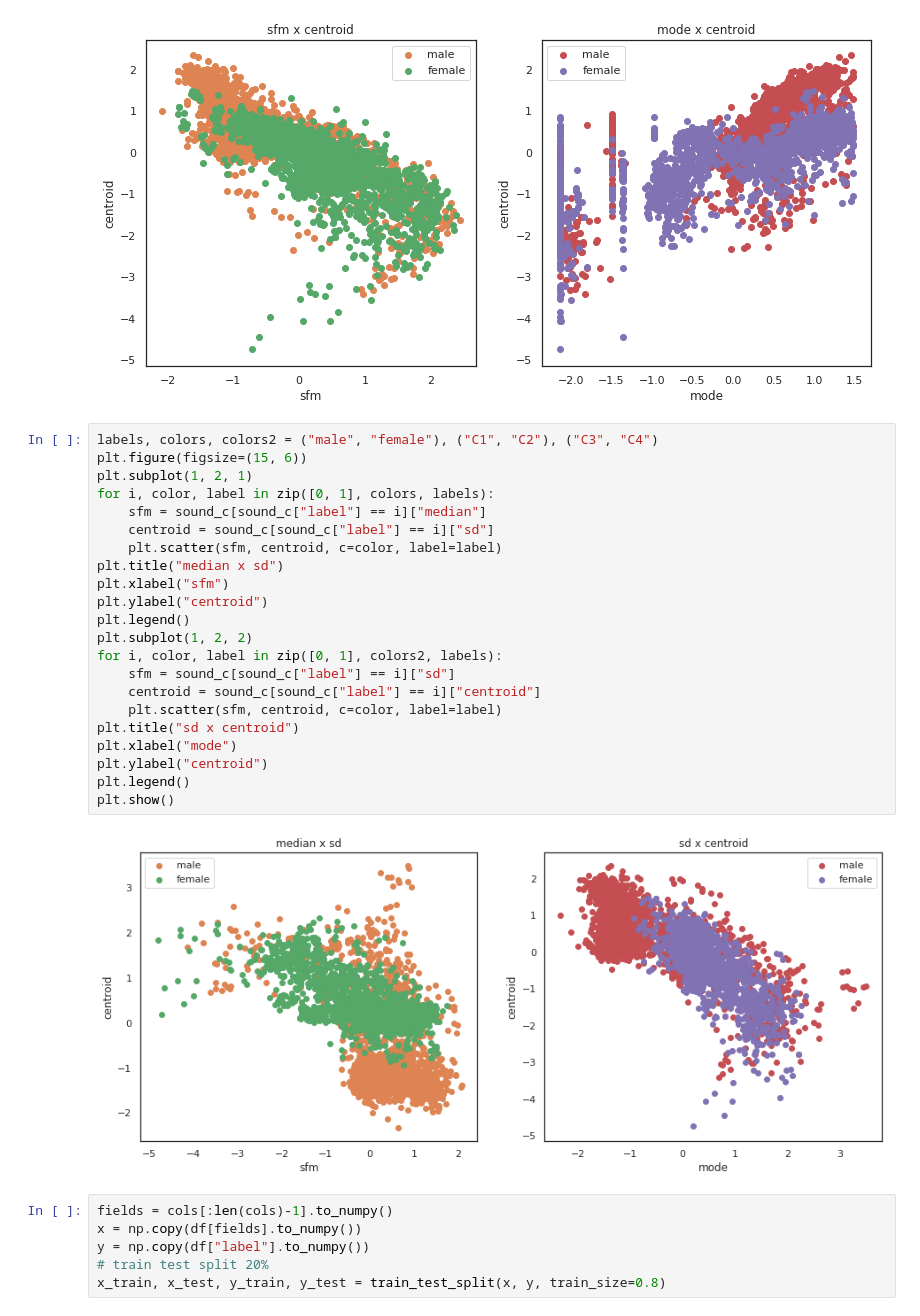
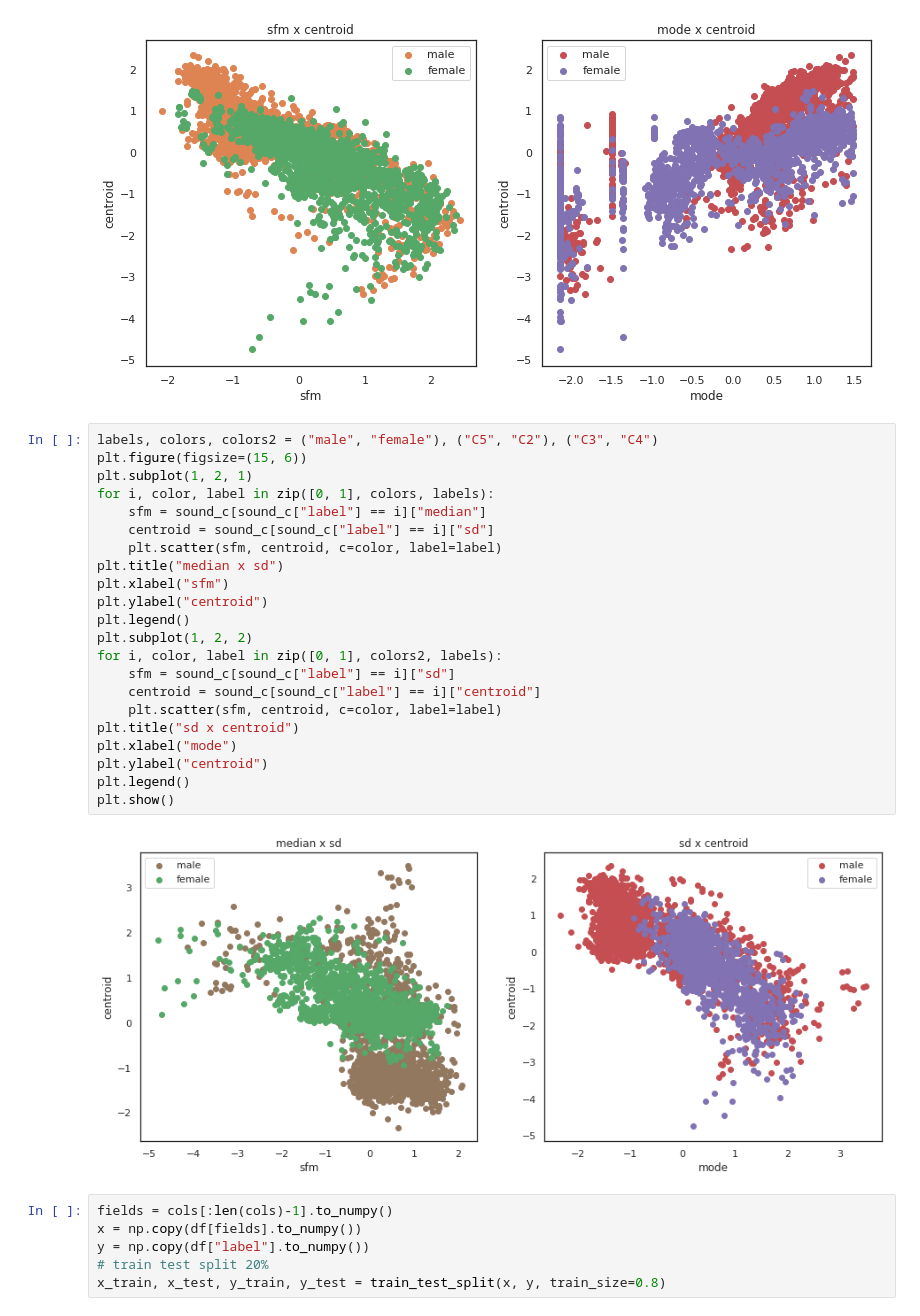
Before and after one commit to jimitogni/ia006, a Jupyter notebook: efc2/efc2_v2.ipynb, the cells around one changed output. Drawn from its saved outputs; the diff is of its cells as text.

```diff
--- a/efc2/efc2_v2.ipynb
+++ b/efc2/efc2_v2.ipynb
@@ -675,29 +675,29 @@ plt.show()
 # %% [output]
 [figure]
 # %%
-labels, colors, colors2 = ("male", "female"), ("C1", "C2"), ("C3", "C4")
+labels, colors, colors2 = ("male", "female"), ("C5", "C2"), ("C3", "C4")
 plt.figure(figsize=(15, 6))
 plt.subplot(1, 2, 1)
 for i, color, label in zip([0, 1], colors, labels):
     sfm = sound_c[sound_c["label"] == i]["median"]
     centroid = sound_c[sound_c["label"] == i]["sd"]
     plt.scatter(sfm, centroid, c=color, label=label)
 plt.title("median x sd")
 plt.xlabel("sfm")
 plt.ylabel("centroid")
 plt.legend()
 plt.subplot(1, 2, 2)
 for i, color, label in zip([0, 1], colors2, labels):
     sfm = sound_c[sound_c["label"] == i]["sd"]
     centroid = sound_c[sound_c["label"] == i]["centroid"]
     plt.scatter(sfm, centroid, c=color, label=label)
 plt.title("sd x centroid")
 plt.xlabel("mode")
 plt.ylabel("centroid")
 plt.legend()
 plt.show()
 # %% [output]
-[figure, old version]
+[figure, new version]
 # %%
 fields = cols[:len(cols)-1].to_numpy()
 x = np.copy(df[fields].to_numpy())
```
Also changed, not shown: parts of 3 cells of this notebook.
